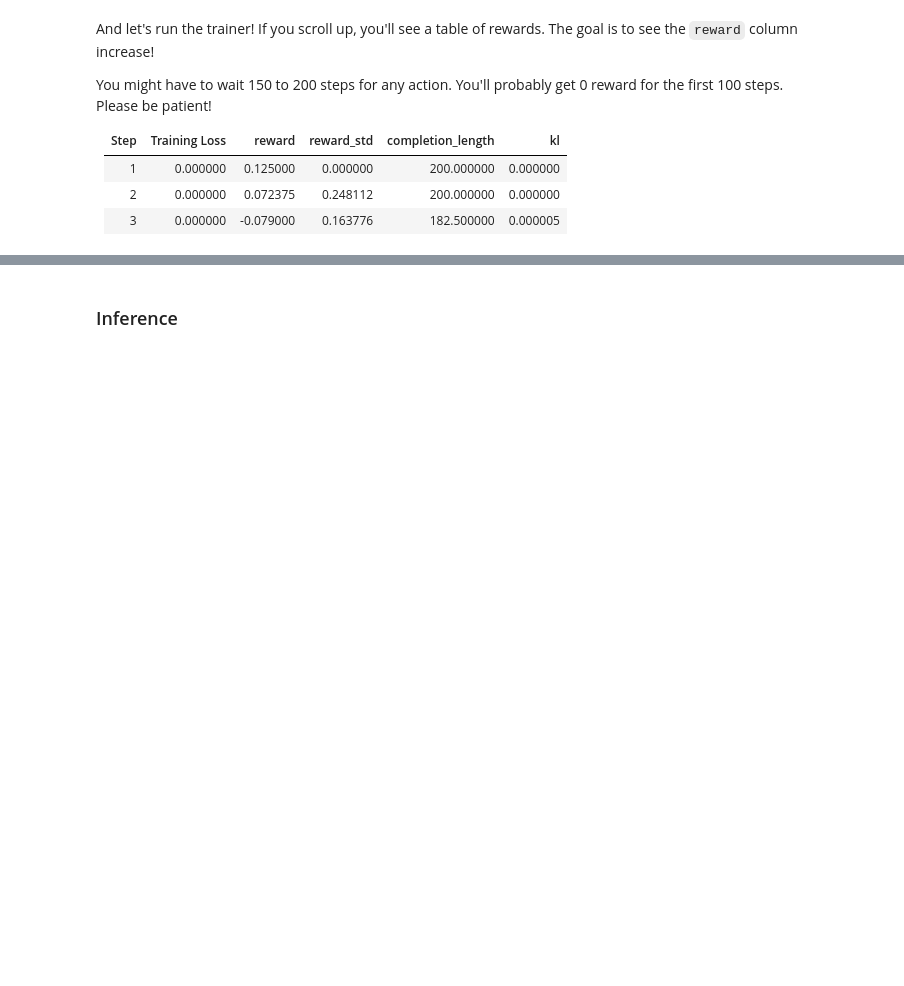
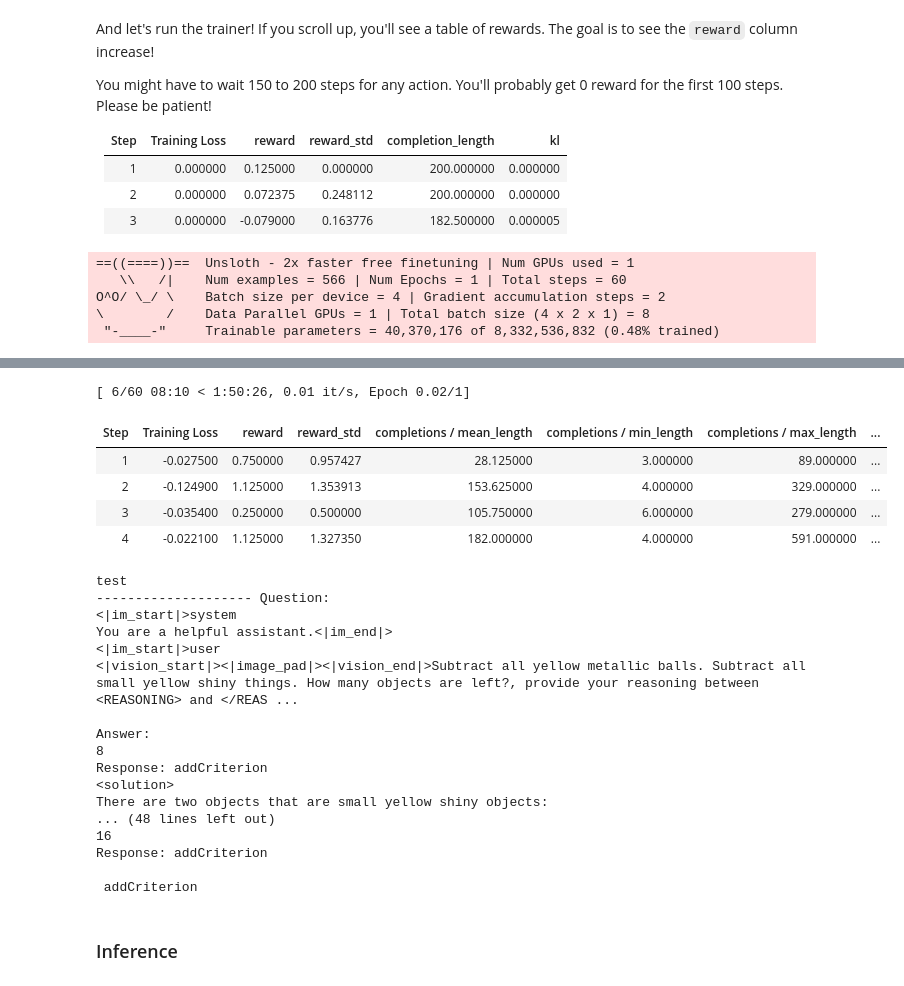
Before and after one commit to xanomanox/notebooks, a Jupyter notebook: nb/Qwen2_5_7B_VL_GRPO.ipynb, the cells around one changed output, grey strips where cells are left out. Drawn from its saved outputs; the diff is of its cells as text; code cells hidden in the pictures; blank space fills up the shorter version.

```diff
--- a/nb/Qwen2_5_7B_VL_GRPO.ipynb
+++ b/nb/Qwen2_5_7B_VL_GRPO.ipynb
@@ -54,3 +54,16 @@ else:
 ### Unsloth
 # %% [markdown]
 Special Credits to [GAD-Cell](https://github.com/GAD-cell) for helping Unsloth create this notebook and bringing VLM GRPO into Unsloth!
+# %%
+from unsloth import FastVisionModel
+import torch
+max_seq_length = 16384 # Must be this long for VLMs
+lora_rank = 16 # Larger rank = smarter, but slower
+
+model, tokenizer = FastVisionModel.from_pretrained(
+    model_name = "unsloth/Qwen2.5-VL-7B-Instruct",
+    max_seq_length = max_seq_length,
+    load_in_4bit = True, # False for LoRA 16bit
+    fast_inference = True, # Enable vLLM fast inference
+    gpu_memory_utilization = 0.8, # Reduce if out of memory
+)
@@ -323,21 +310,23 @@ training_args = GRPOConfig(
     lr_scheduler_type = "cosine",
     optim = "adamw_8bit",
     logging_steps = 1,
-    log_completions = True,
+    log_completions = False,
     per_device_train_batch_size = 1,
     gradient_accumulation_steps = 2, # Increase to 4 for smoother training
     num_generations = 4, # Decrease if out of memory
     max_prompt_length = 1024,
     max_completion_length = 1024,
-    #num_train_epochs = 2, # Set to 1 for a full training run
-    importance_sampling_level = "sequence",
-    mask_truncated_completions=False,
-    loss_type='dr_grpo',
+    # num_train_epochs = 2, # Set to 1 for a full training run
     max_steps = 60,
     save_steps = 60,
     max_grad_norm = 0.1,
-    report_to = "wandb", # Can use Weights & Biases
+    report_to = "none", # Can use Weights & Biases
     output_dir = "outputs",
+
+    # Below enables GSPO:
+    importance_sampling_level = "sequence",
+    mask_truncated_completions = False,
+    loss_type = "dr_grpo",
 )
 # %% [output]
 Unsloth: We now expect `per_device_train_batch_size` to be a multiple of `num_generations`.
@@ -354,12 +343,21 @@ You might have to wait 150 to 200 steps for any action. You'll probably get 0 re
 | 3    | 0.000000      | -0.079000 | 0.163776   | 182.500000        | 0.000005 |
 # %%
 trainer = GRPOTrainer(
-    model=model,
-    args=training_args,
+    model = model,
+    args = training_args,
     # Pass the processor to handle multimodal inputs
-    processing_class=tokenizer,
-    reward_funcs=[formatting_reward_func, correctness_reward_func],
-    train_dataset=train_dataset,
+    processing_class = tokenizer,
+    reward_funcs = [
+        formatting_reward_func,
+        correctness_reward_func,
+    ],
+    train_dataset = train_dataset,
 )
 
 trainer.train()
+# %% [output]
+==((====))==  Unsloth - 2x faster free finetuning | Num GPUs used = 1
+   \\   /|    Num examples = 566 | Num Epochs = 1 | Total steps = 60
+O^O/ \_/ \    Batch size per device = 4 | Gradient accumulation steps = 2
+\        /    Data Parallel GPUs = 1 | Total batch size (4 x 2 x 1) = 8
+ "-____-"     Trainable parameters = 40,370,176 of 8,332,536,832 (0.48% trained)
@@ -366,3 +381,26 @@ trainer.train()
+[ 6/60 08:10 < 1:50:26, 0.01 it/s, Epoch 0.02/1]
+| Step | Training Loss | reward | reward_std | completions / mean_length | completions / min_length | completions / max_length | ... |
+| 1 | -0.027500 | 0.750000 | 0.957427 | 28.125000 | 3.000000 | 89.000000 | ... |
+| 2 | -0.124900 | 1.125000 | 1.353913 | 153.625000 | 4.000000 | 329.000000 | ... |
+| 3 | -0.035400 | 0.250000 | 0.500000 | 105.750000 | 6.000000 | 279.000000 | ... |
+| 4 | -0.022100 | 1.125000 | 1.327350 | 182.000000 | 4.000000 | 591.000000 | ... |
+test
+-------------------- Question:
+<|im_start|>system
+You are a helpful assistant.<|im_end|>
+<|im_start|>user
+<|vision_start|><|image_pad|><|vision_end|>Subtract all yellow metallic balls. Subtract all small yellow shiny things. How many objects are left?, provide your reasoning between <REASONING> and </REAS ...
+
+Answer:
+8
+Response: addCriterion
+<solution>
+There are two objects that are small yellow shiny objects:
+... (48 lines left out)
+16
+Response: addCriterion
+
+ addCriterion
 # %% [markdown]
 <a name="Inference"></a>
 ### Inference
```
Also changed, not shown: parts of 14 cells of this notebook.
